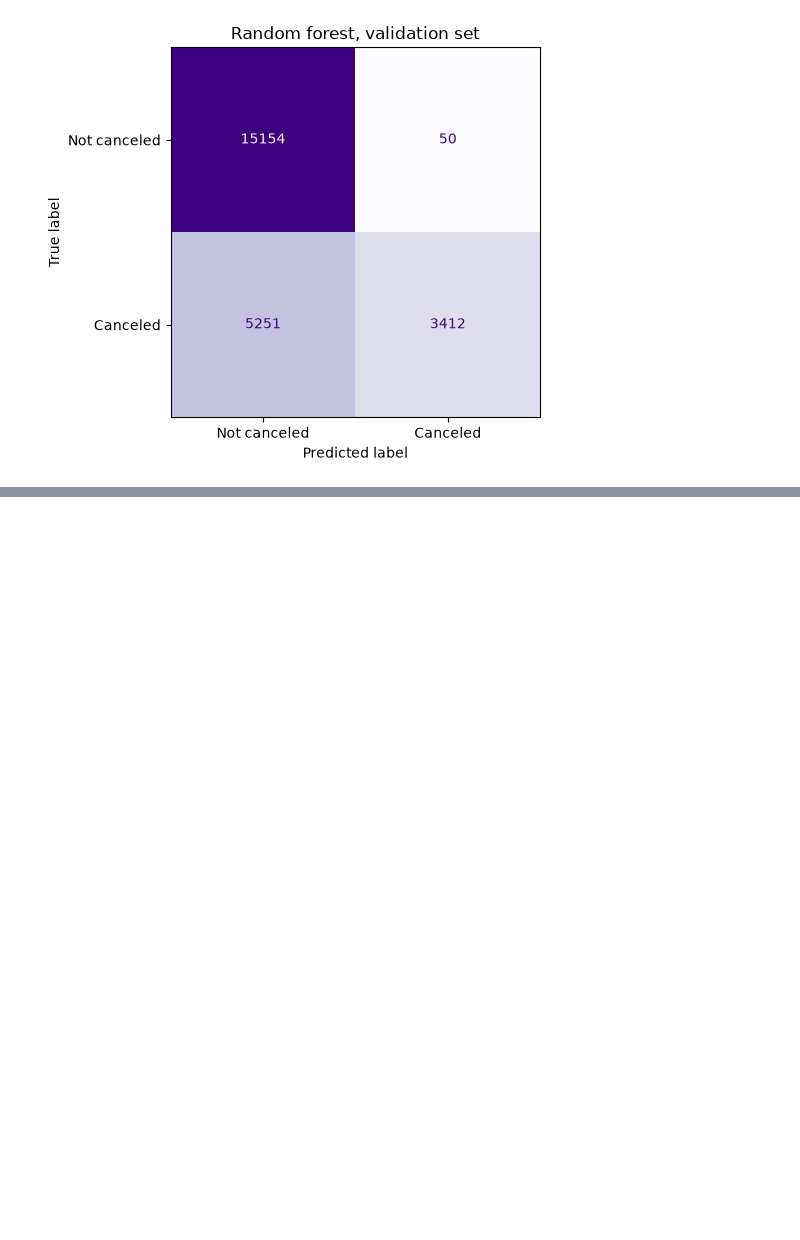
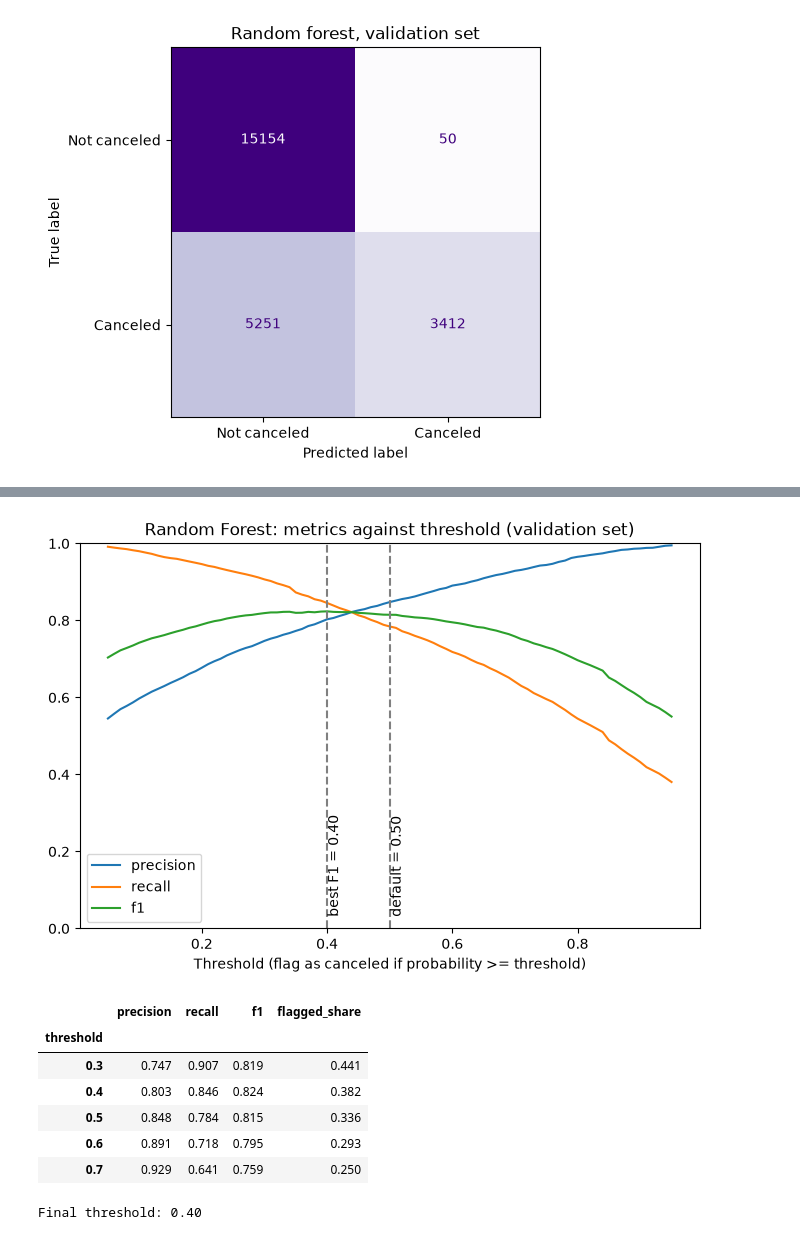
Before and after one commit to MasMits/hotel-cancellation-ml, a Jupyter notebook: notebook/project.ipynb, the cells around one changed output, grey strips where cells are left out. Saved outputs shown, nothing was run; the diff lists cells and outputs as text; code cells hidden in the pictures; blank space fills up the shorter version.

```diff
--- a/notebook/project.ipynb
+++ b/notebook/project.ipynb
@@ -1447,0 +1468,25 @@ for name in ["Decision tree", "Random forest"]:
+# %%
+threshold_metrics = evaluation.threshold_table(y_validation, final_proba_validation)
+f1_threshold = threshold_metrics["f1"].idxmax()
+
+evaluation.plot_threshold_curves(
+    threshold_metrics,
+    marked={"default": 0.5, "best F1": f1_threshold},
+    title=f"{final_name}: metrics against threshold (validation set)",
+)
+threshold_metrics.loc[sorted({0.3, 0.4, 0.5, 0.6, 0.7, f1_threshold})].round(3)
+# %% [output]
+[figure, added]
+|  | precision | recall | f1 | flagged_share |
+| threshold |  |  |  |  |
+| 0.3 | 0.747 | 0.907 | 0.819 | 0.441 |
+| 0.4 | 0.803 | 0.846 | 0.824 | 0.382 |
+| 0.5 | 0.848 | 0.784 | 0.815 | 0.336 |
+| 0.6 | 0.891 | 0.718 | 0.795 | 0.293 |
+| 0.7 | 0.929 | 0.641 | 0.759 | 0.250 |
+# %%
+# Final threshold: the F1-optimal one from 3.5 (reasoning in the results below)
+final_threshold = f1_threshold
+print(f"Final threshold: {final_threshold:.2f}")
+# %% [output]
+Final threshold: 0.40
```
Also changed, not shown: parts of 41 cells of this notebook, 1 other file.
